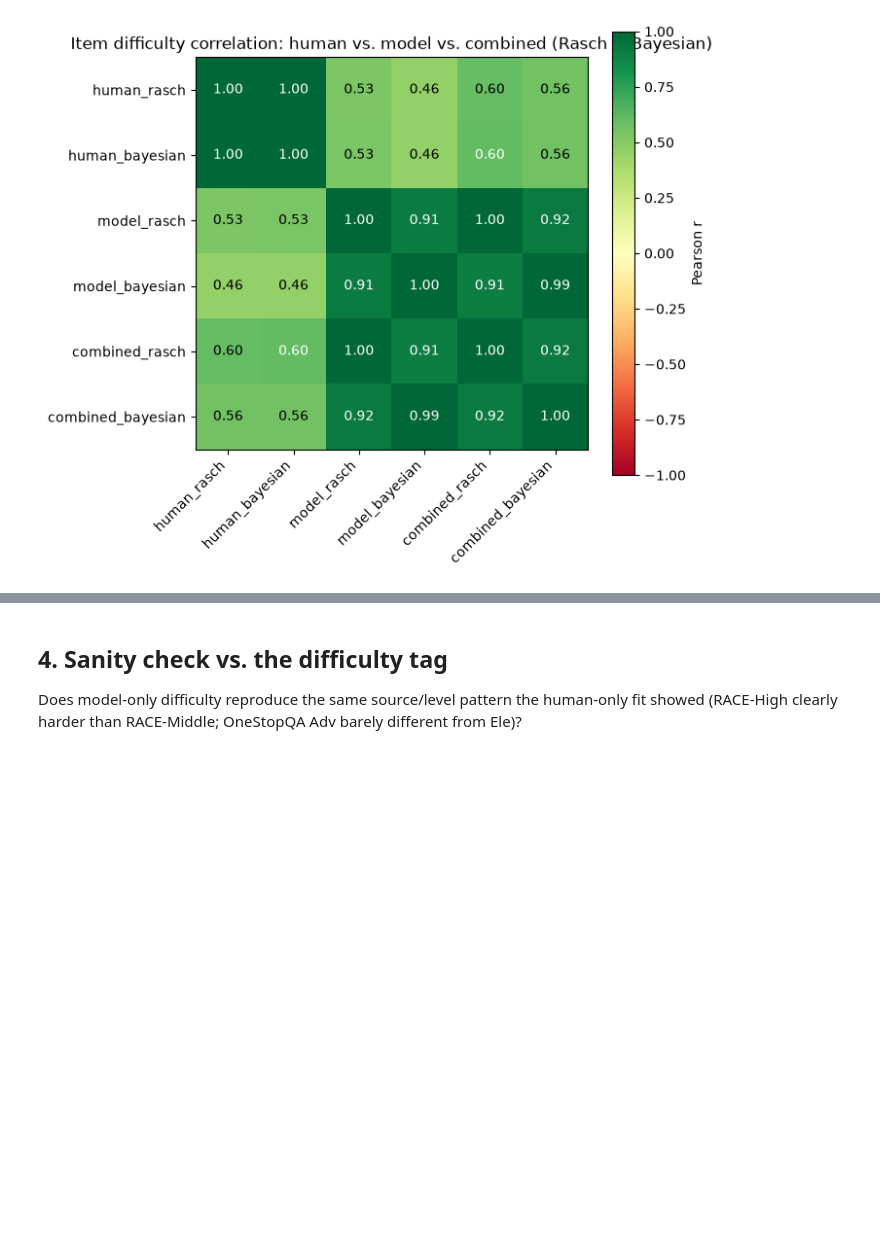
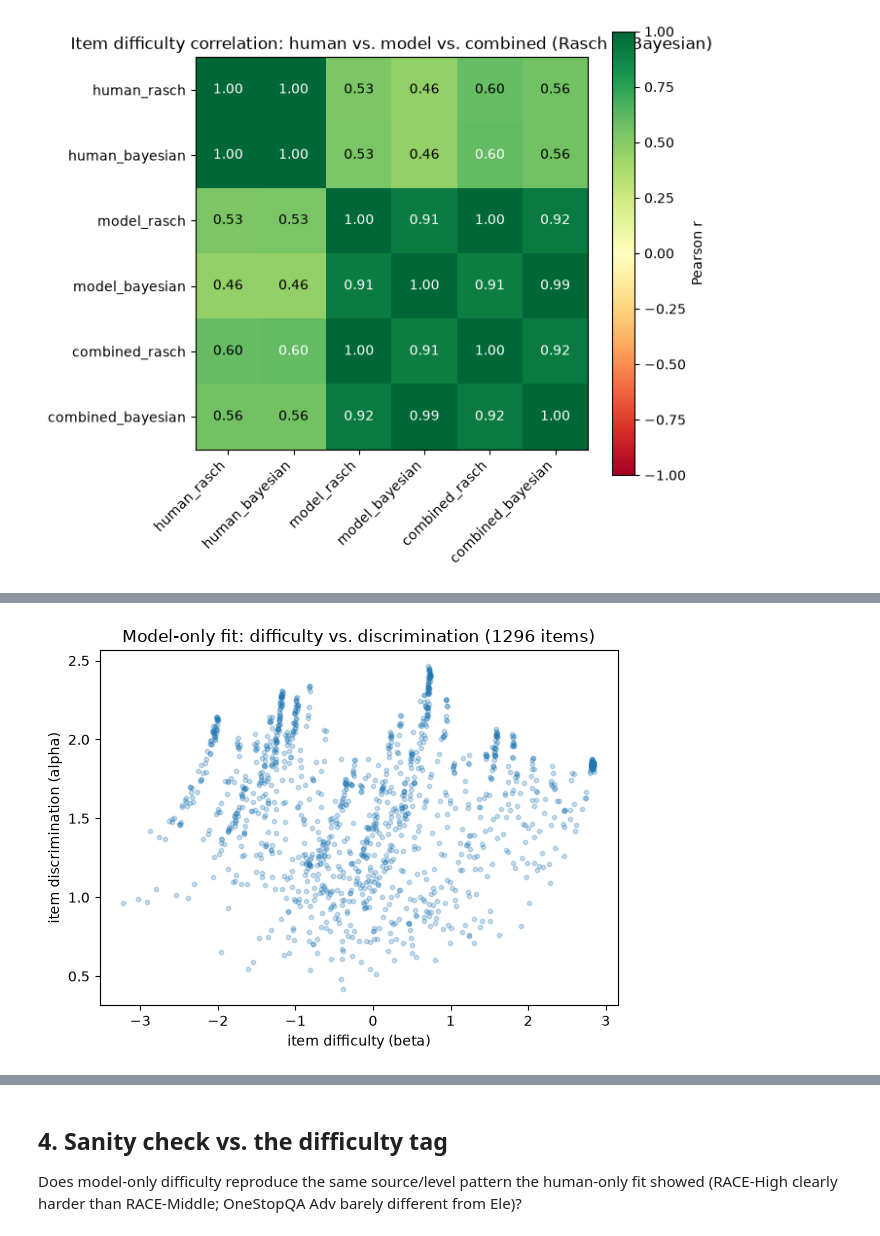
Before and after one commit to ducvugithub/reading-question-generator, a Jupyter notebook: question_difficulty/notebooks/irt_human_vs_model.ipynb, the cells around one changed output, grey strips where cells are left out. Drawn from its saved outputs; the diff is of its cells as text; code cells hidden in the pictures; blank space fills up the shorter version.

```diff
--- a/question_difficulty/notebooks/irt_human_vs_model.ipynb
+++ b/question_difficulty/notebooks/irt_human_vs_model.ipynb
@@ -126,0 +142,17 @@ plt.show()
+# %%
+# Difficulty vs. discrimination: which items best separate strong from weak models?
+model_discrimination = json.loads((SCRIPTS_DIR / "irt_bayesian_model_only_discrimination.json").read_text())
+model_difficulty_bayes = difficulty[("model", "bayesian")]
+
+diff_vals = np.array([model_difficulty_bayes[it] for it in items_sorted])
+disc_vals = np.array([model_discrimination[it] for it in items_sorted])
+
+plt.figure(figsize=(6, 4.5))
+plt.scatter(diff_vals, disc_vals, alpha=0.25, s=10)
+plt.xlabel("item difficulty (beta)")
+plt.ylabel("item discrimination (alpha)")
+plt.title("Model-only fit: difficulty vs. discrimination (1296 items)")
+plt.tight_layout()
+plt.show()
+# %% [output]
+[figure, added]
```
Also changed, not shown: parts of 6 cells of this notebook, 6 other files.
